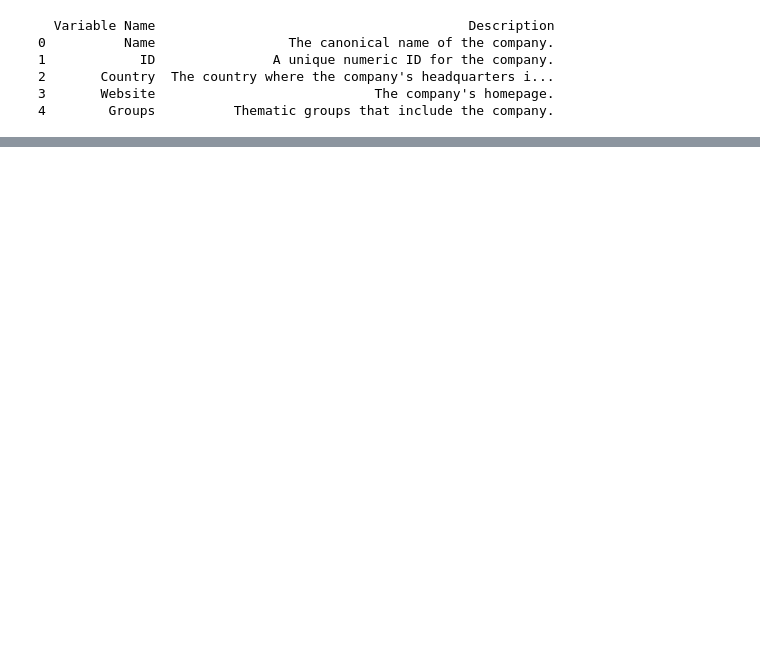
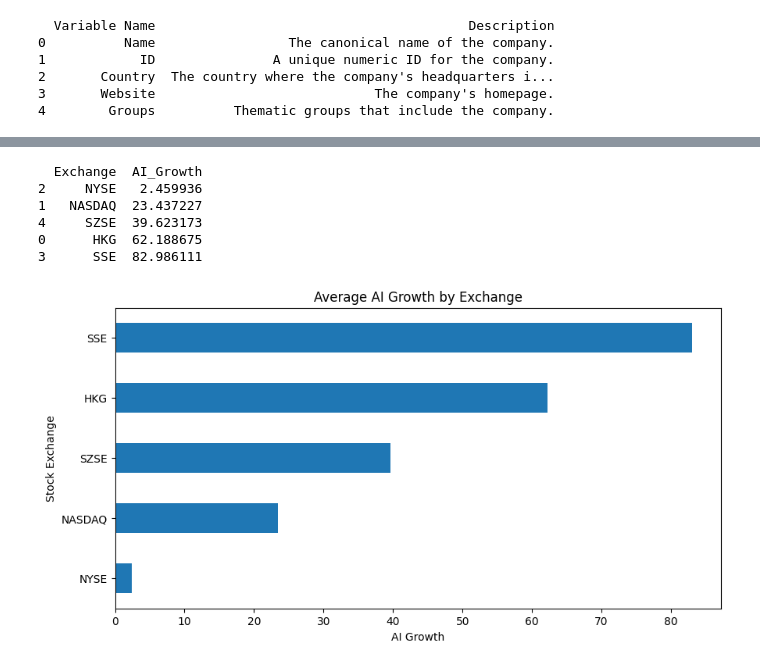
Before and after one commit to RandallCher/Business-AI-Decision-Making, a Jupyter notebook: Main.ipynb, the cells around one changed output, grey strips where cells are left out. Saved outputs shown, nothing was run; the diff lists cells and outputs as text; code cells hidden in the pictures; blank space fills up the shorter version.

```diff
--- a/Main.ipynb
+++ b/Main.ipynb
@@ -115,0 +64,11 @@ The number of AI_Publicationss, Total_Publiccations, AI patents, and Granted_AI_
+# %%
+# We first sort by different stock exchanges
+
+
+# Get unique Name and Exchange pairs from df_ticker
+df_unique_listings = df_ticker.drop_duplicates(subset=["Name", "Exchange"])
+
+
+
+print(df_unique_listings.head())
+print(df_unique_listings.shape)
@@ -115,0 +95,10 @@ The number of AI_Publicationss, Total_Publiccations, AI patents, and Granted_AI_
+# %%
+# Combine df_unique_listings with Columns regarding to AI metrics where name matches in df_core
+
+ai_metrics = ["AI_Publications", "AI_Growth", "Total_Publications", "AI patents",
+              "Patents_Growth", "Granted_AI_patents"]
+
+df_unique_listings = df_unique_listings.merge(df_core, on="Name", how="left")
+
+print(df_unique_listings.head())
+print(df_unique_listings.shape)
@@ -115,0 +123,21 @@ The number of AI_Publicationss, Total_Publiccations, AI patents, and Granted_AI_
+# %%
+# We get the average AI_Growth grouped by Exchange name
+summary = df_unique_listings.groupby('Exchange')['AI_Growth'].mean().reset_index()
+summary = summary.sort_values('AI_Growth')
+print(summary)
+# %% [output]
+  Exchange  AI_Growth
+2     NYSE   2.459936
+1   NASDAQ  23.437227
+4     SZSE  39.623173
+0      HKG  62.188675
+3      SSE  82.986111
+# %%
+
+summary['AI_Growth'].sort_values().plot(kind='barh', figsize=(10, 5), title="Average AI Growth by Exchange")
+plt.xlabel("AI Growth")
+plt.ylabel("Stock Exchange")
+plt.yticks(ticks=range(len(summary)), labels=summary['Exchange'], fontsize=10)
+plt.show()
+# %% [output]
+[figure, added]
```
Also changed, not shown: parts of 21 cells of this notebook.
